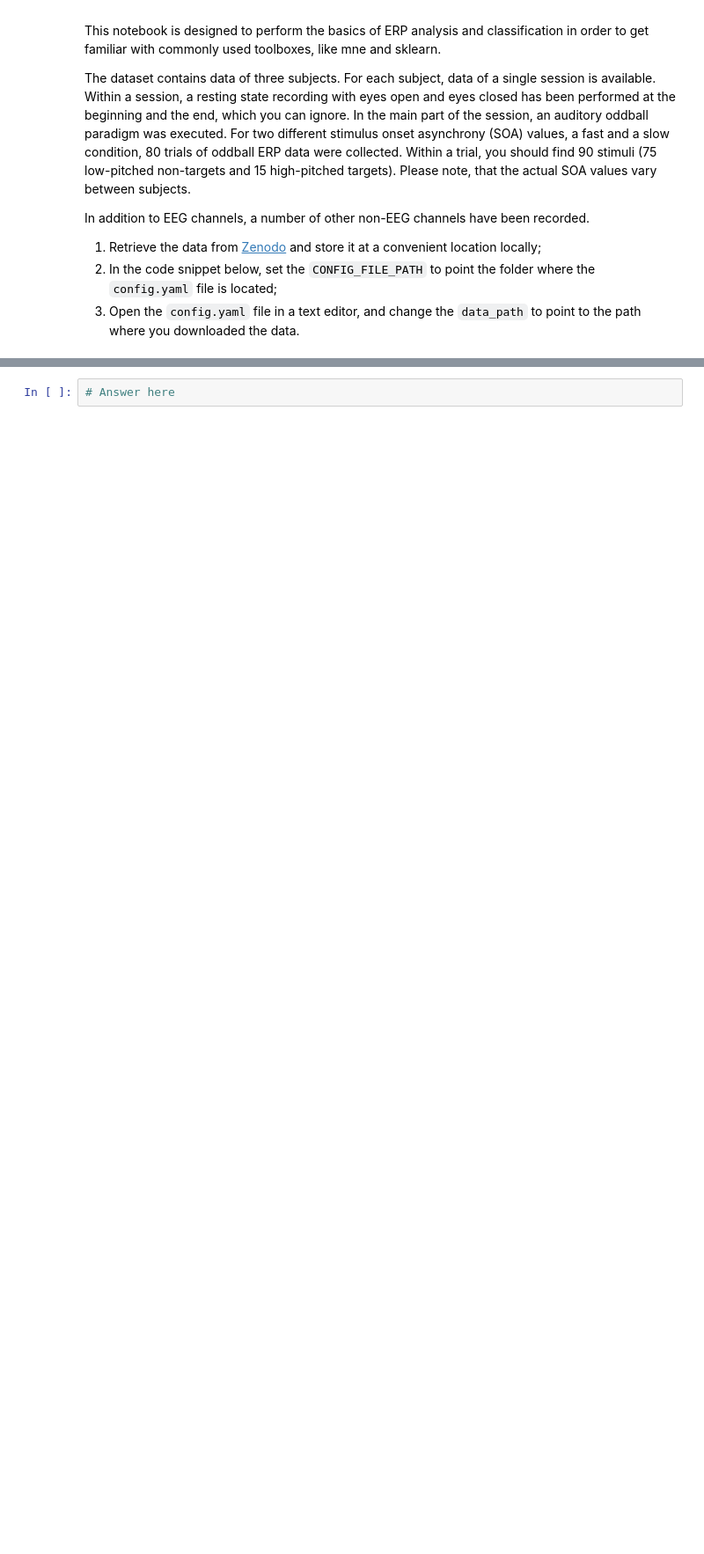
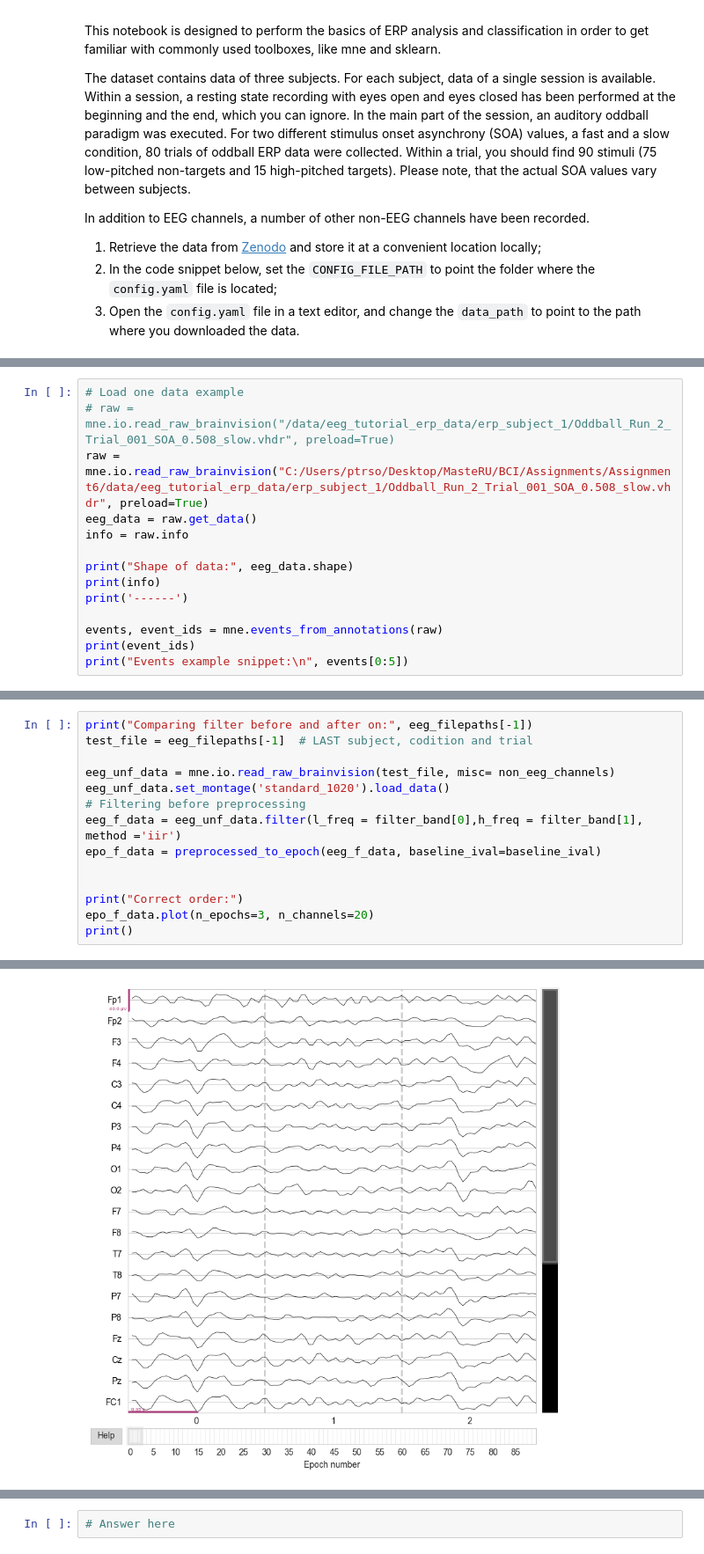
Before and after one commit to pschristodoulou/BCI_course, a Jupyter notebook: Assignments/Assignment6/assignment_06_erp_analysis.ipynb, the cells around one changed output, grey strips where cells are left out. Shown at 88% size. Drawn from its saved outputs; the diff is of its cells as text; blank space fills up the shorter version.

```diff
--- a/Assignments/Assignment6/assignment_06_erp_analysis.ipynb
+++ b/Assignments/Assignment6/assignment_06_erp_analysis.ipynb
@@ -64,3 +64,17 @@ CONFIG_FILE_PATH = os.path.join(os.getcwd(), 'data', 'config.yaml')
 
 # Load the file
 conf = yaml.load(open(CONFIG_FILE_PATH, 'r'), Loader=yaml.FullLoader)
+# %%
+# Load one data example
+# raw = mne.io.read_raw_brainvision("/data/eeg_tutorial_erp_data/erp_subject_1/Oddball_Run_2_Trial_001_SOA_0.508_slow.vhdr", preload=True)
+raw = mne.io.read_raw_brainvision("C:/Users/ptrso/Desktop/MasteRU/BCI/Assignments/Assignment6/data/eeg_tutorial_erp_data/erp_subject_1/Oddball_Run_2_Trial_001_SOA_0.508_slow.vhdr", preload=True)
+eeg_data = raw.get_data()
+info = raw.info
+
+print("Shape of data:", eeg_data.shape)
+print(info)
+print('------')
+
+events, event_ids = mne.events_from_annotations(raw)
+print(event_ids)
+print("Events example snippet:\n", events[0:5])
@@ -144,0 +190,15 @@ print("Done!")
+# %%
+print("Comparing filter before and after on:", eeg_filepaths[-1])
+test_file = eeg_filepaths[-1]  # LAST subject, codition and trial
+
+eeg_unf_data = mne.io.read_raw_brainvision(test_file, misc= non_eeg_channels)
+eeg_unf_data.set_montage('standard_1020').load_data()
+# Filtering before preprocessing
+eeg_f_data = eeg_unf_data.filter(l_freq = filter_band[0],h_freq = filter_band[1], method ='iir')
+epo_f_data = preprocessed_to_epoch(eeg_f_data, baseline_ival=baseline_ival)
+
+
+print("Correct order:")
+epo_f_data.plot(n_epochs=3, n_channels=20)
+print()
+# %% [output]
@@ -144,0 +207 @@ print("Done!")
+[figure, added]
```
Also changed, not shown: parts of 15 cells of this notebook, 2 other files.
